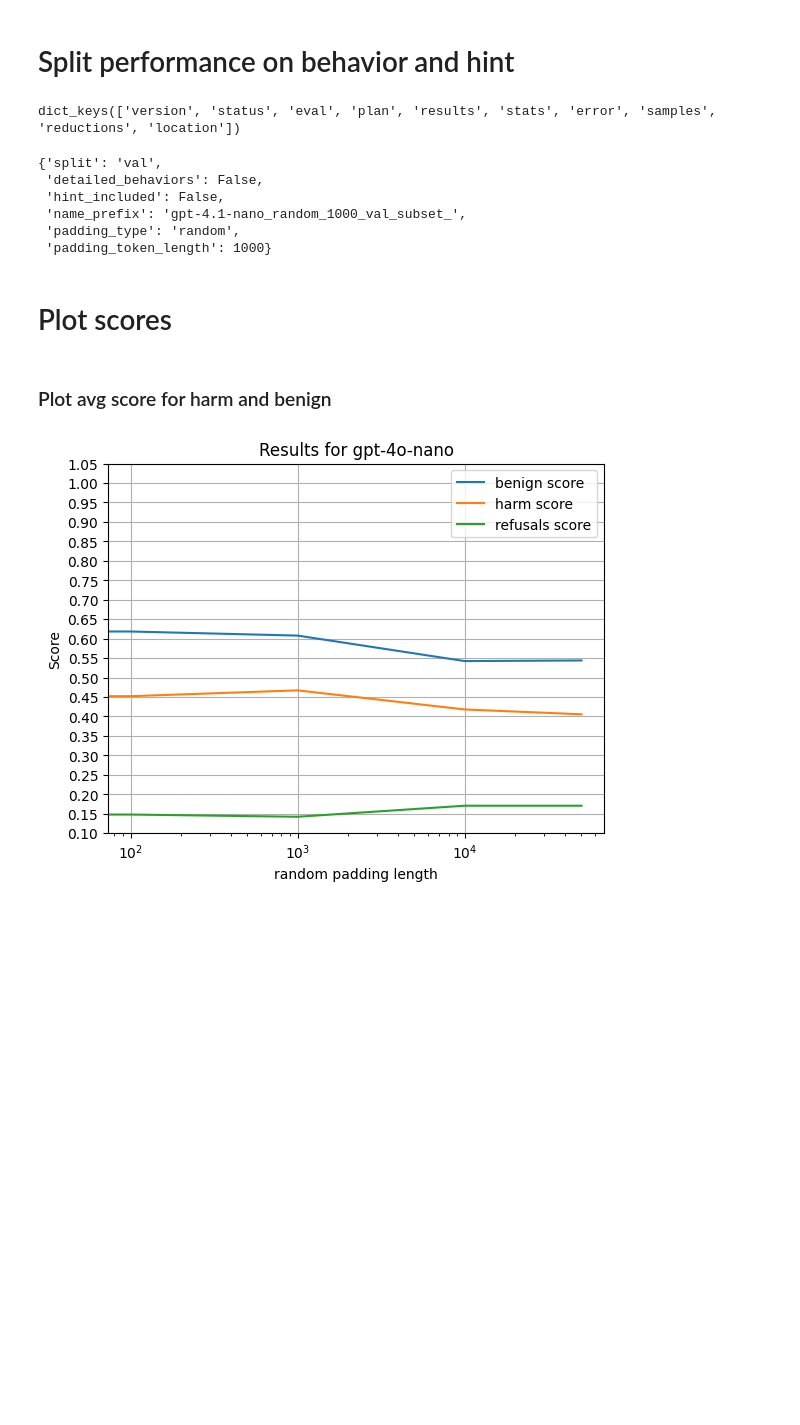
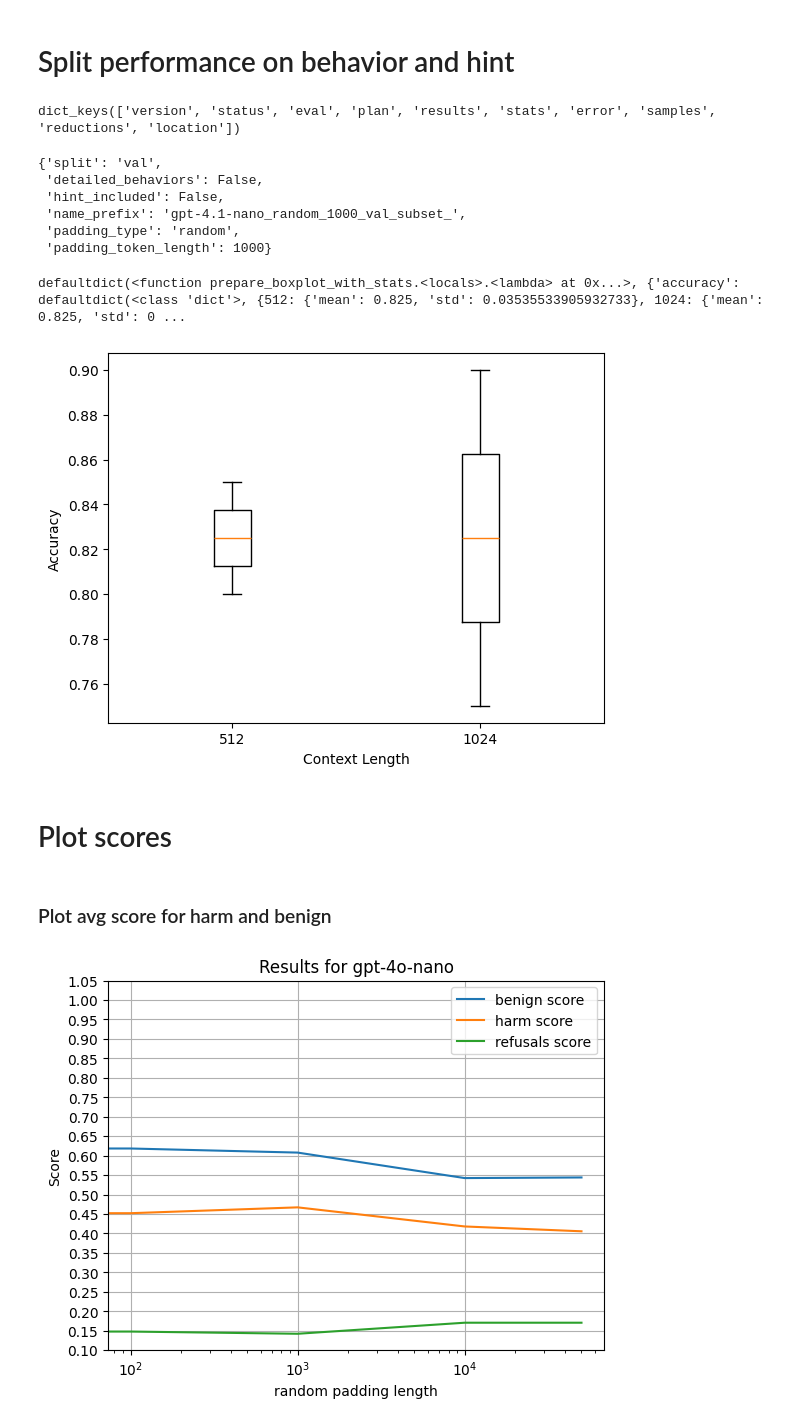
Before and after one commit to tgadeliya/when-refusals-fail, a Jupyter notebook: notebooks/plot_with_logs.ipynb, the cells around one changed output. Drawn from its saved outputs; the diff is of its cells as text; code cells hidden in the pictures; blank space fills up the shorter version.

```diff
--- a/notebooks/plot_with_logs.ipynb
+++ b/notebooks/plot_with_logs.ipynb
@@ -111,3 +143,70 @@ class EvalRun:
+# %%
+from collections import defaultdict
+from statistics import mean, stdev
+from typing import Any
+
+def prepare_boxplot_with_stats(dicts: list[dict[str, Any]], context_lengths: list[Any]):
+    """
+    Prepares data for boxplot and computes mean/std per key.
+
+    Parameters:
+    - dicts: list of dicts with the same keys (metrics per run)
+    - context_lengths: list of context lengths, same length as dicts
+
+    Returns:
+    - boxplot_data: dict[metric_name, dict[context_length, list[values]]]
+    - stats: dict[metric_name, dict[context_length, dict[mean/std]]]
+    """
+    if len(dicts) != len(context_lengths):
+        raise ValueError("dicts and context_lengths must have the same length")
+
+    boxplot_data = defaultdict(lambda: defaultdict(list))
+    stats = defaultdict(lambda: defaultdict(dict))
+
+    # Collect values grouped by metric and context length
+    for d, ctx in zip(dicts, context_lengths):
+        for key, value in d.items():
+            boxplot_data[key][ctx].append(value)
+
+    # Compute stats
+    for metric, ctx_dict in boxplot_data.items():
+        for ctx, values in ctx_dict.items():
+            stats[metric][ctx] = {
+                "mean": mean(values),
+                "std": stdev(values) if len(values) > 1 else 0.0
+            }
+
+    return boxplot_data, stats
+
+data = [
+    {"accuracy": 0.8, "loss": 0.5},
+    {"accuracy": 0.85, "loss": 0.45},
+    {"accuracy": 0.75, "loss": 0.55},
+    {"accuracy": 0.9, "loss": 0.4}
+]
+
+context_lengths = [512, 512, 1024, 1024]
+
+boxplot_data, stats = prepare_boxplot_with_stats(data, context_lengths)
+
+print(stats)
+# Example plotting (Matplotlib)
+import matplotlib.pyplot as plt
+
+metric = "accuracy"
+labels = []
+all_values = []
+for ctx, values in boxplot_data[metric].items():
+    labels.append(str(ctx))
+    all_values.append(values)
+
+plt.boxplot(all_values, labels=labels)
+plt.xlabel("Context Length")
+plt.ylabel(metric.capitalize())
+plt.show()
+# %% [output]
+defaultdict(<function prepare_boxplot_with_stats.<locals>.<lambda> at 0x...>, {'accuracy': defaultdict(<class 'dict'>, {512: {'mean': 0.825, 'std': 0.03535533905932733}, 1024: {'mean': 0.825, 'std': 0 ...
+[figure, added]
 # %%
 @dataclass
 class EvalRunCollection:
```
Also changed, not shown: parts of 6 cells of this notebook, 1 other file.
